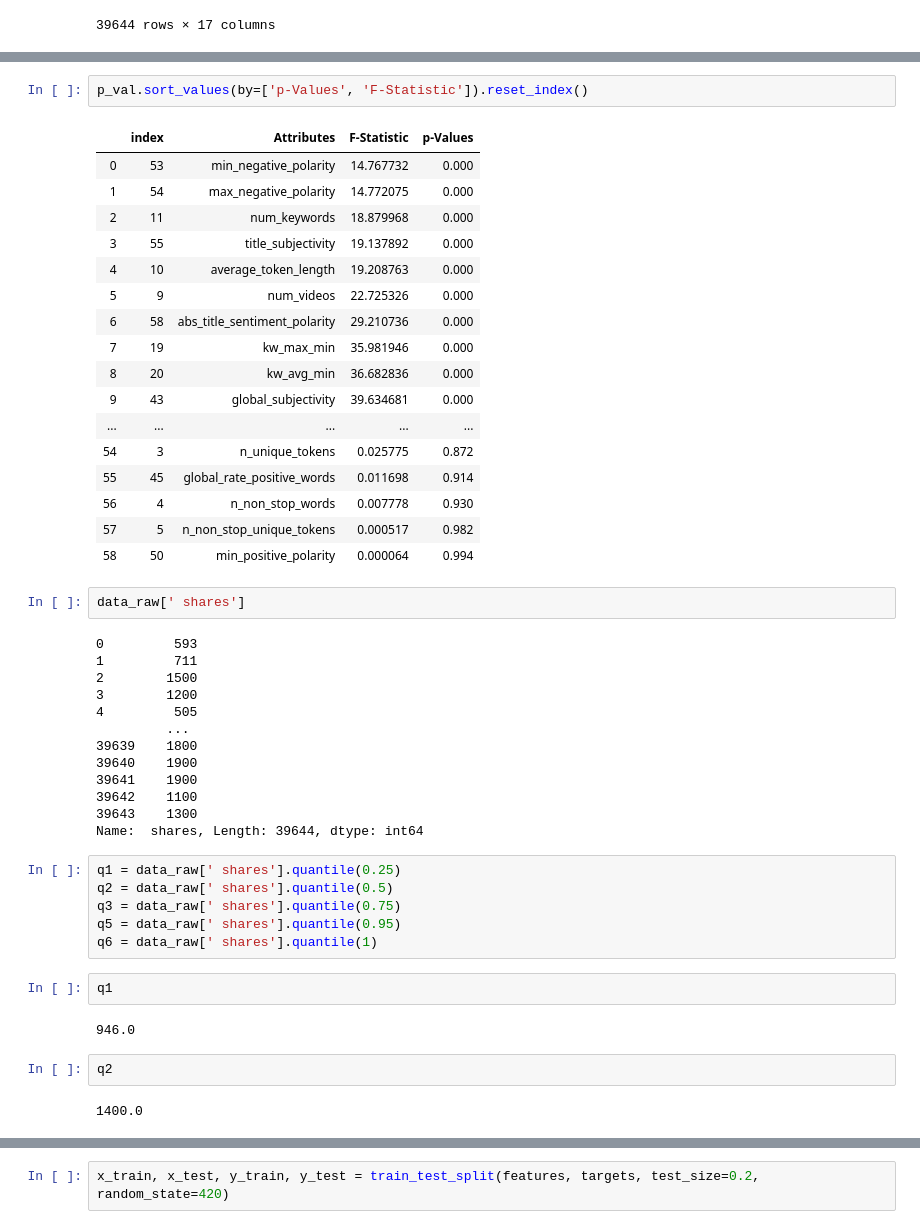
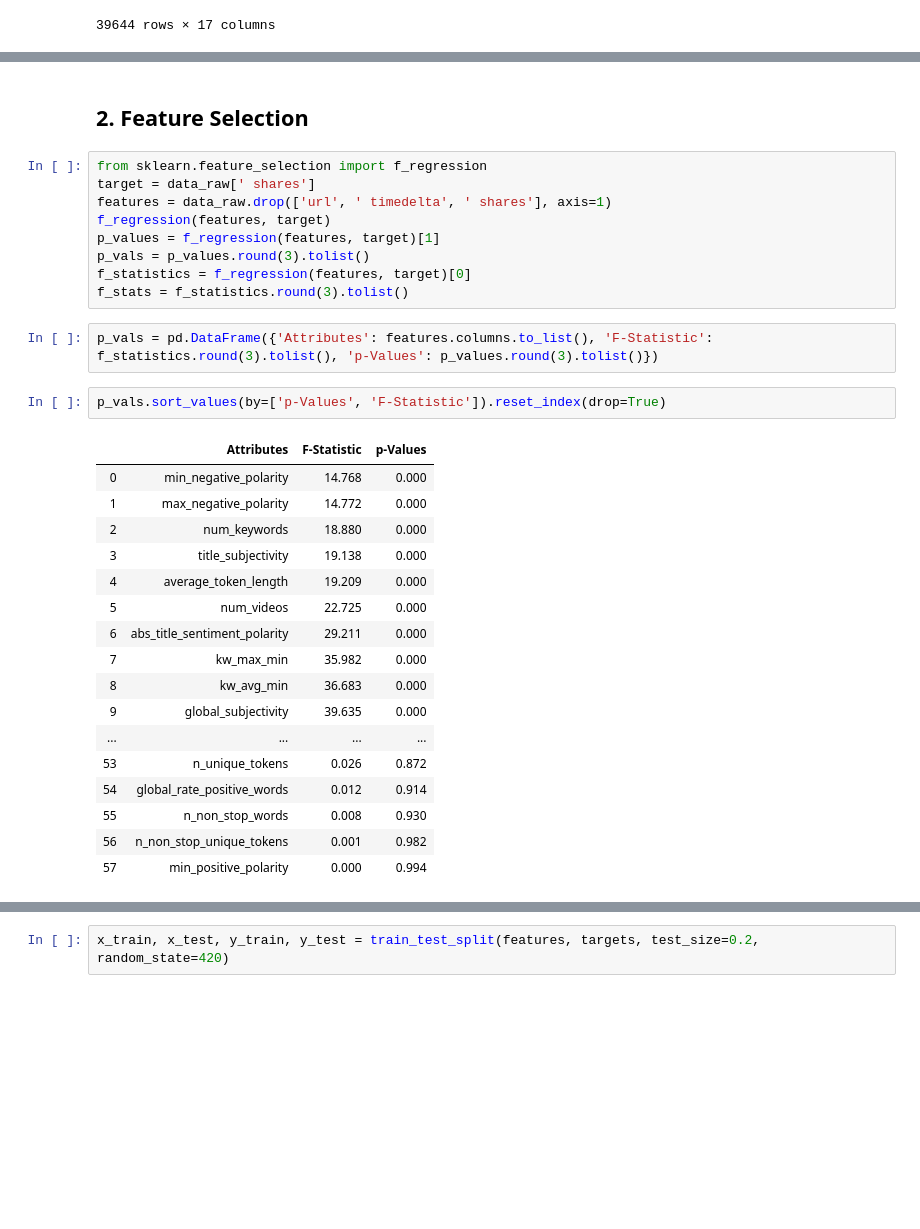
Before and after one commit to akshaynayanravi/news_popularity_online, a Jupyter notebook: news_popularity_online_prediction.ipynb, the cells around one changed output, grey strips where cells are left out. Cells and saved outputs as stored; diff of their text form; blank space fills up the shorter version.

```diff
--- a/news_popularity_online_prediction.ipynb
+++ b/news_popularity_online_prediction.ipynb
@@ -586,49 +572,33 @@ p_val = pd.DataFrame({'Attributes':[' timedelta', ' n_tokens_title', ' n_tokens_
+# %% [markdown]
+## 2. Feature Selection
+# %%
+from sklearn.feature_selection import f_regression
+target = data_raw[' shares']
+features = data_raw.drop(['url', ' timedelta', ' shares'], axis=1)
+f_regression(features, target)
+p_values = f_regression(features, target)[1]
+p_vals = p_values.round(3).tolist()
+f_statistics = f_regression(features, target)[0]
+f_stats = f_statistics.round(3).tolist()
+# %%
+p_vals = pd.DataFrame({'Attributes': features.columns.to_list(), 'F-Statistic': f_statistics.round(3).tolist(), 'p-Values': p_values.round(3).tolist()})
 # %%
-p_val.sort_values(by=['p-Values', 'F-Statistic']).reset_index()
+p_vals.sort_values(by=['p-Values', 'F-Statistic']).reset_index(drop=True)
 # %% [output]
-|  | index | Attributes | F-Statistic | p-Values |
-| 0 | 53 | min_negative_polarity | 14.767732 | 0.000 |
-| 1 | 54 | max_negative_polarity | 14.772075 | 0.000 |
-| 2 | 11 | num_keywords | 18.879968 | 0.000 |
-| 3 | 55 | title_subjectivity | 19.137892 | 0.000 |
-| 4 | 10 | average_token_length | 19.208763 | 0.000 |
-| 5 | 9 | num_videos | 22.725326 | 0.000 |
-| 6 | 58 | abs_title_sentiment_polarity | 29.210736 | 0.000 |
-| 7 | 19 | kw_max_min | 35.981946 | 0.000 |
-| 8 | 20 | kw_avg_min | 36.682836 | 0.000 |
-| 9 | 43 | global_subjectivity | 39.634681 | 0.000 |
-| ... | ... | ... | ... | ... |
-| 54 | 3 | n_unique_tokens | 0.025775 | 0.872 |
-| 55 | 45 | global_rate_positive_words | 0.011698 | 0.914 |
-| 56 | 4 | n_non_stop_words | 0.007778 | 0.930 |
-| 57 | 5 | n_non_stop_unique_tokens | 0.000517 | 0.982 |
-| 58 | 50 | min_positive_polarity | 0.000064 | 0.994 |
+|  | Attributes | F-Statistic | p-Values |
+| 0 | min_negative_polarity | 14.768 | 0.000 |
+| 1 | max_negative_polarity | 14.772 | 0.000 |
+| 2 | num_keywords | 18.880 | 0.000 |
+| 3 | title_subjectivity | 19.138 | 0.000 |
+| 4 | average_token_length | 19.209 | 0.000 |
+| 5 | num_videos | 22.725 | 0.000 |
+| 6 | abs_title_sentiment_polarity | 29.211 | 0.000 |
+| 7 | kw_max_min | 35.982 | 0.000 |
+| 8 | kw_avg_min | 36.683 | 0.000 |
+| 9 | global_subjectivity | 39.635 | 0.000 |
+| ... | ... | ... | ... |
+| 53 | n_unique_tokens | 0.026 | 0.872 |
+| 54 | global_rate_positive_words | 0.012 | 0.914 |
+| 55 | n_non_stop_words | 0.008 | 0.930 |
+| 56 | n_non_stop_unique_tokens | 0.001 | 0.982 |
+| 57 | min_positive_polarity | 0.000 | 0.994 |
-# %%
-data_raw[' shares']
-# %% [output]
-0         593
-1         711
-2        1500
-3        1200
-4         505
-         ...
-39639    1800
-39640    1900
-39641    1900
-39642    1100
-39643    1300
-Name:  shares, Length: 39644, dtype: int64
-# %%
-q1 = data_raw[' shares'].quantile(0.25)
-q2 = data_raw[' shares'].quantile(0.5)
-q3 = data_raw[' shares'].quantile(0.75)
-q5 = data_raw[' shares'].quantile(0.95)
-q6 = data_raw[' shares'].quantile(1)
-# %%
-q1
-# %% [output]
-946.0
-# %%
-q2
-# %% [output]
-1400.0
```
Also changed, not shown: parts of 34 cells of this notebook.
